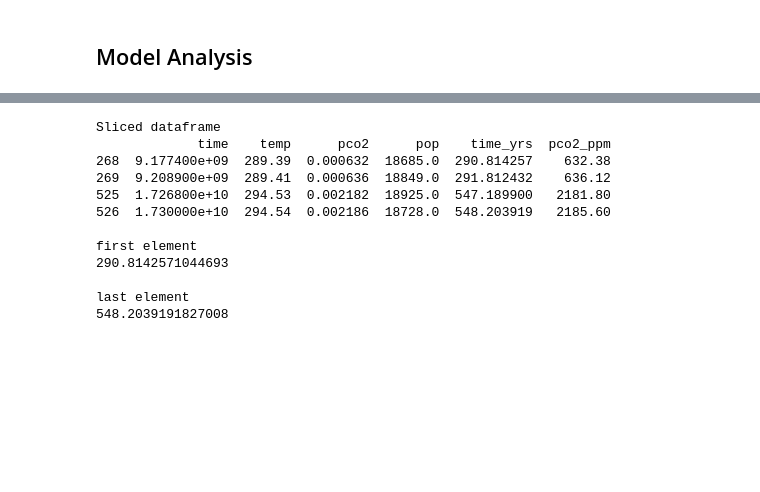
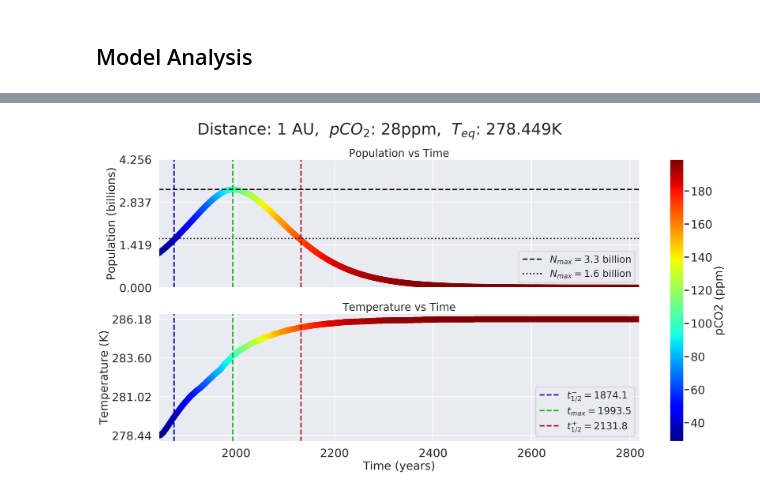
Before and after one commit to ethansav3/coupled_ebm, a Jupyter notebook: model/ebmFinal.ipynb, the cells around one changed output, grey strips where cells are left out. Drawn from its saved outputs; the diff is of its cells as text; code cells hidden in the pictures; blank space fills up the shorter version.

```diff
--- a/model/ebmFinal.ipynb
+++ b/model/ebmFinal.ipynb
@@ -36,7 +36,7 @@ nameList['ebm']['rco2']=2.00e-4;
 nameList['ebm']['coupled']=True;
 
 #change runtime
-nameList['ebm']['runTime'] = 2000#change runtime
+nameList['ebm']['runTime'] = 1000#change runtime
 
 #change distance
 newA = 1#AU
@@ -45,7 +45,7 @@ nameList['ebm']['relsolcon']=newA**-2 #inverse square law for solar flux
 
 #change pco2
 #newPco2=284
-newPco2=284
+newPco2=284*.1
 nameList['ebm']['pco20']=newPco2/10**6
 
 #run the program
@@ -127,20 +66,13 @@ maxPopPlot = 60
-# %%
-print("Sliced dataframe")
-print(newDF)
-print("\n"+"first element")
-print(newDF.time_yrs.iloc[0])#dataframe, time column, last index
-print("\n"+"last element")
-print(newDF.time_yrs.iloc[-1])#dataframe, time column, last index
-# %% [output]
-Sliced dataframe
-             time    temp      pco2      pop    time_yrs  pco2_ppm
-268  9.177400e+09  289.39  0.000632  18685.0  290.814257    632.38
-269  9.208900e+09  289.41  0.000636  18849.0  291.812432    636.12
-525  1.726800e+10  294.53  0.002182  18925.0  547.189900   2181.80
-526  1.730000e+10  294.54  0.002186  18728.0  548.203919   2185.60
-
-first element
-290.8142571044693
-
-last element
-548.2039191827008
+# %%
+popStats = analyzeRun(dfModel,nameList,False)#get population statistics
+popStats['maxPopPlot']=popStats['maxPop']+1;
+inputs=[newA,newPco2]
+#-----------------------------------PLOTS----------------------------------------------------------
+if equilibrium: plotModelOutput(dfModel,inputs,eqTime,eqTemp,popStats)#plot the output of our model, colored by pco2
+#dfTemp = pd.read_csv('anomaly.csv');#data from NASA GISS: https://data.giss.nasa.gov/gistemp/graphs_v4/
+#dfPopCo2 = pd.read_csv('world_stats.csv');#data from Frank, Adam, and Woodruff Sullivan.
+#plotModelInput(nameList)#plot the temperature dependence on the growth rate
+#plotTruePopCo2(dfPopCo2) #plot true population values vs pco2
+#compareModelOutput(dfModel,dfTemp,dfPopCo2)#compare the models output to true data
+# %% [output]
+[figure, added]
```
Also changed, not shown: parts of 2 cells of this notebook, 4 other files.
